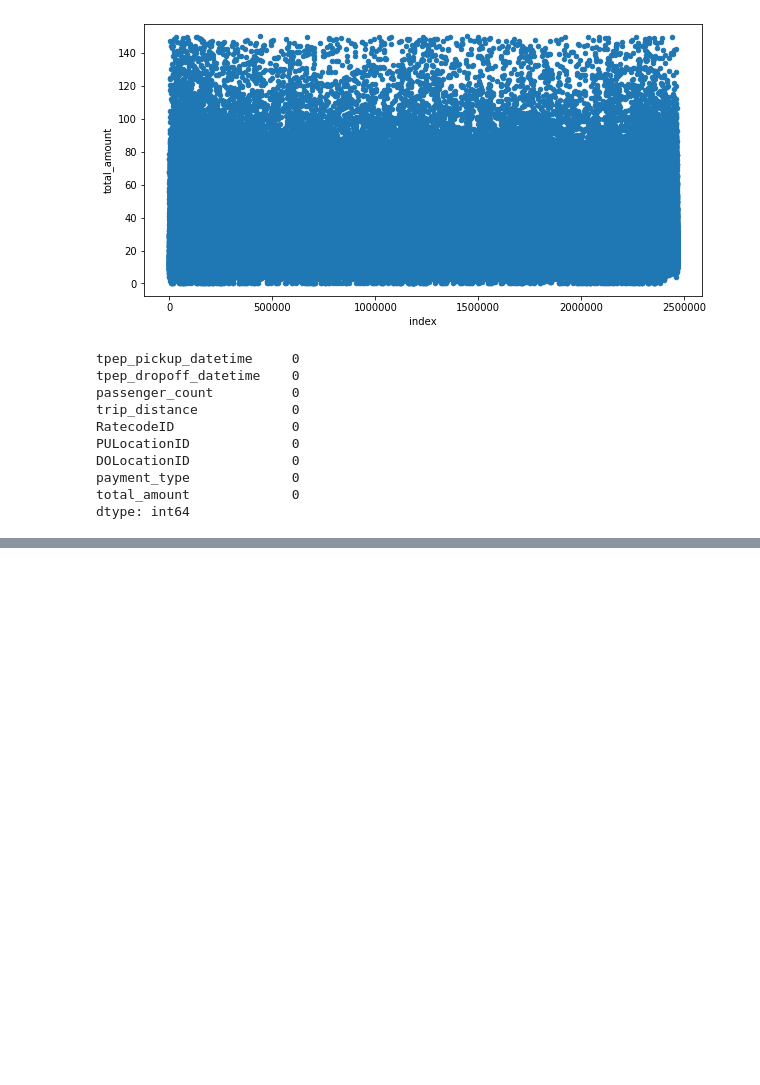
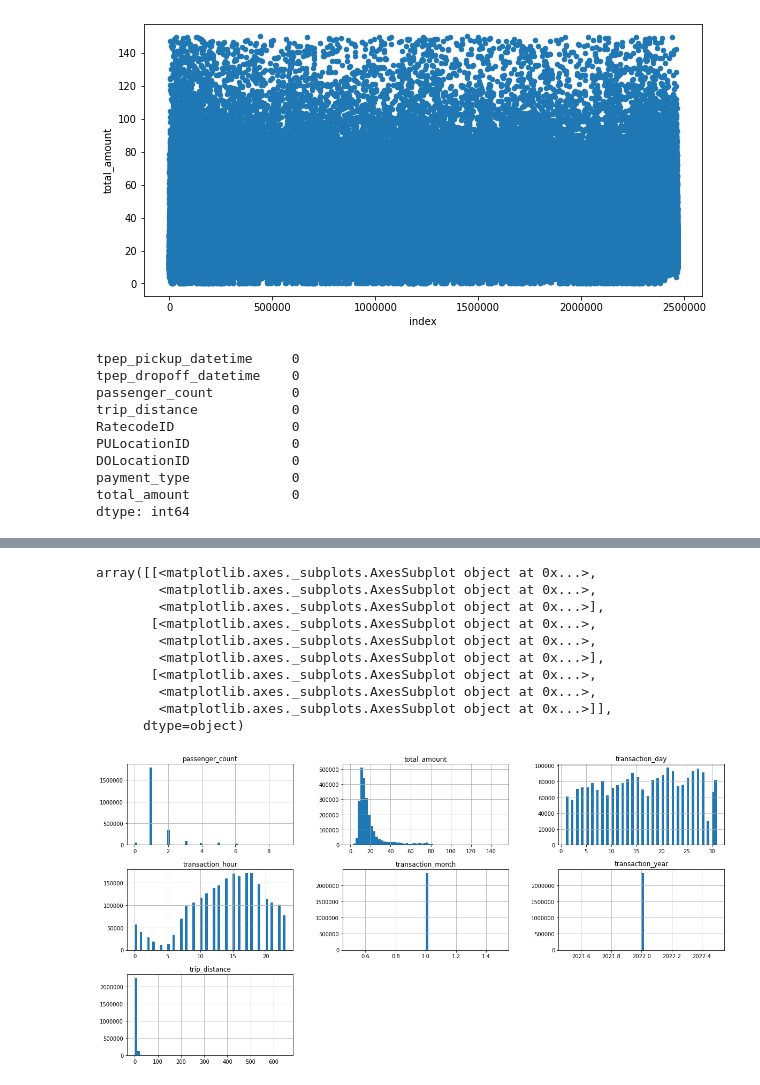
Before and after one commit to MosabKhaled/NewYorkTaxiAnalysis, a Jupyter notebook: New York Taxi Analysis .ipynb, the cells around one changed output, grey strips where cells are left out. Saved outputs shown, nothing was run; the diff lists cells and outputs as text; code cells hidden in the pictures; blank space fills up the shorter version.

Commit message:
Updated The Data Preparation Process

```diff
--- a/New York Taxi Analysis .ipynb
+++ b/New York Taxi Analysis .ipynb
@@ -192,0 +216,9 @@ dtype: int64
+# %%
+#I transformed the following fields from int and float to string because they represent categorical data
+df_preparation.loc[:,'RatecodeID'] = df_preparation.loc[:,'RatecodeID'].astype(str)
+df_preparation.loc[:,'PULocationID'] = df_preparation.loc[:,'PULocationID'].astype(str)
+df_preparation.loc[:,'DOLocationID'] = df_preparation.loc[:,'DOLocationID'].astype(str)
+df_preparation.loc[:,'payment_type'] = df_preparation.loc[:,'payment_type'].astype(str)
+# %%
+#Number of passenger cannot be represented by fractional numbers 😅
+df_preparation.loc[:,'passenger_count'] = df_preparation.loc[:,'passenger_count'].astype(int)
@@ -192,0 +248,9 @@ dtype: int64
+# %%
+df_preparation['transaction_date'] = pd.to_datetime(df_preparation.loc[:,'tpep_pickup_datetime'].dt.date)
+# I converted the date into datetime again to save the date as number and make it easier to manipulate since
+# you can't do much with strings
+
+df_preparation['transaction_year'] = df_preparation.loc[:,'tpep_pickup_datetime'].dt.year
+df_preparation['transaction_month'] = df_preparation.loc[:,'tpep_pickup_datetime'].dt.month
+df_preparation['transaction_day'] = df_preparation.loc[:,'tpep_pickup_datetime'].dt.day
+df_preparation['transaction_hour'] = df_preparation.loc[:,'tpep_pickup_datetime'].dt.hour
@@ -192,0 +289,18 @@ dtype: int64
+# %%
+#filtered the data to contain only '2021-01' data.
+df_preparation = df_preparation[df_preparation['transaction_year'] == 2022]
+df_preparation = df_preparation[df_preparation['transaction_month'] == 1]
+# %%
+df_preparation.hist(figsize=(20,10), bins= 60)
+# %% [output]
+array([[<matplotlib.axes._subplots.AxesSubplot object at 0x...>,
+        <matplotlib.axes._subplots.AxesSubplot object at 0x...>,
+        <matplotlib.axes._subplots.AxesSubplot object at 0x...>],
+       [<matplotlib.axes._subplots.AxesSubplot object at 0x...>,
+        <matplotlib.axes._subplots.AxesSubplot object at 0x...>,
+        <matplotlib.axes._subplots.AxesSubplot object at 0x...>],
+       [<matplotlib.axes._subplots.AxesSubplot object at 0x...>,
+        <matplotlib.axes._subplots.AxesSubplot object at 0x...>,
+        <matplotlib.axes._subplots.AxesSubplot object at 0x...>]],
+      dtype=object)
+[figure, added]
```
Also changed, not shown: parts of 10 cells of this notebook.
